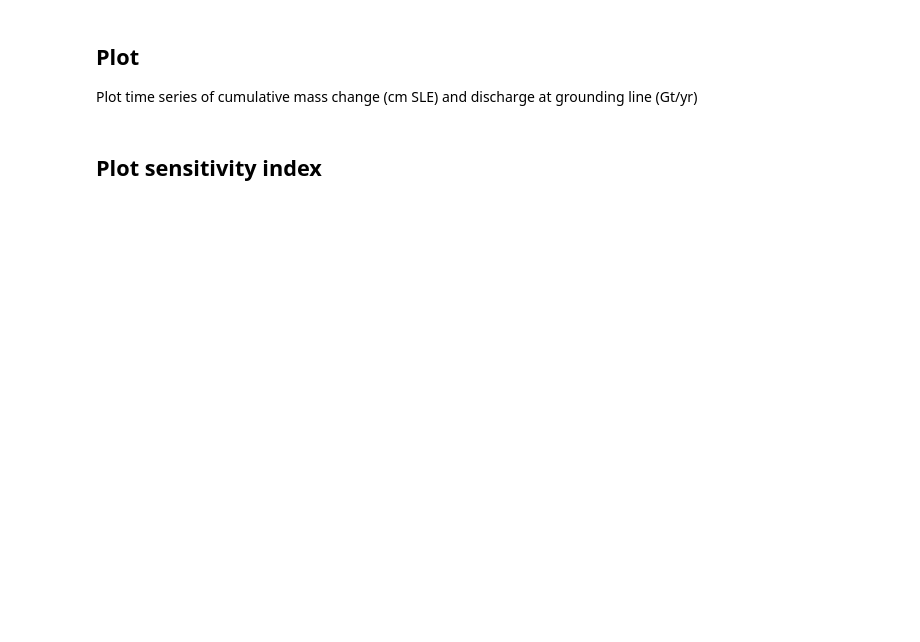
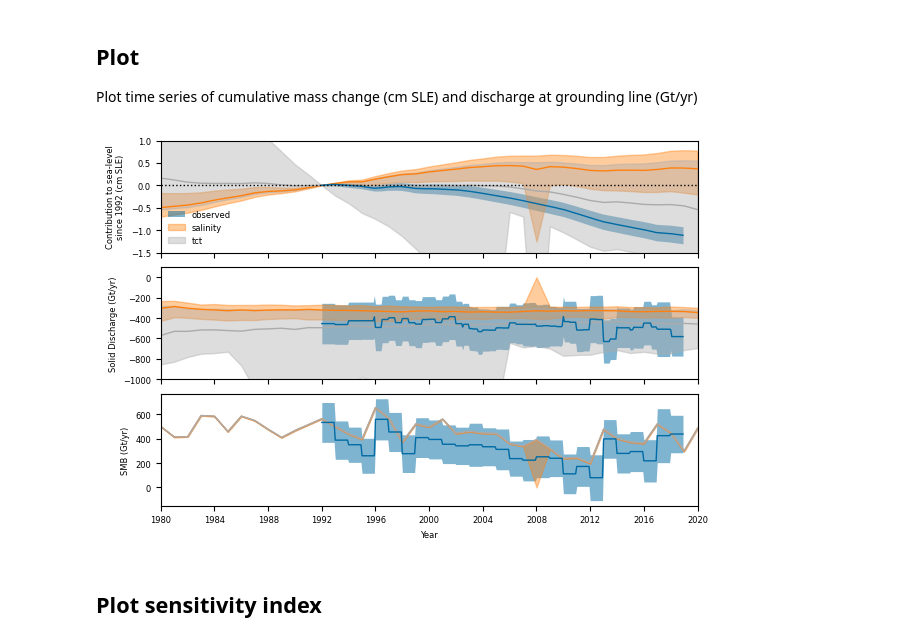
Before and after one commit to pism/pism-ragis, a Jupyter notebook: notebooks/analyze_hincasts.ipynb, the cells around one changed output. Cells and saved outputs as stored; diff of their text form; code cells hidden in the pictures; blank space fills up the shorter version.

Commit message:
added SMB to time series plot

```diff
--- a/notebooks/analyze_hincasts.ipynb
+++ b/notebooks/analyze_hincasts.ipynb
@@ -24,10 +24,14 @@ plt.rc('font', size=6)
 plt.style.use("tableau-colorblind10")
 
 mass_varname = f"Contribution to sea-level since {int(norm_year)} (cm SLE)"
-flux_varname = "D (Gt/yr)"
+discharge_varname = "D (Gt/yr)"
+discharge_uncertainty_varname = "D uncertainty (Gt/yr)"
+smb_varname = "SMB (Gt/yr)"
+smb_uncertaintyvarname = "SMB uncertainty (Gt/yr)"
+
+
 bg_color = "#216779"
 bg_color = "w"
-
 sim_colors = plt.rcParams['axes.prop_cycle'].by_key()['color'][1::]
 imbie_color = plt.rcParams['axes.prop_cycle'].by_key()['color'][0]
 
@@ -37,8 +41,8 @@ sigma = 2
 # %% [markdown]
 ## Load IMBIE
 # %%
-# imbie = load_imbie(url="../imbie_dataset_greenland_dynamics-2020_02_28.xlsx")
-imbie = load_imbie_csv(url="../data/imbie_greenland_2021_Gt.csv")
+imbie = load_imbie(url="../imbie_dataset_greenland_dynamics-2020_02_28.xlsx")
+# imbie = load_imbie_csv(url="../data/imbie_greenland_2021_Gt.csv")
 # %% [markdown]
 glob PISM scalar time series files
 # %%
@@ -191,17 +223,22 @@ Plot time series of cumulative mass change (cm SLE) and discharge at grounding l
 plt.rc('font', size=6)
 plt.style.use("tableau-colorblind10")
 
-fig, axs = plt.subplots(nrows=2, ncols=1, sharex="col", figsize=(6.2, 3.6))
-fig.subplots_adjust(wspace=0.0, hspace=0.0)
+fig, axs = plt.subplots(nrows=3, ncols=1, sharex="col", figsize=(6.2, 4.2))
+fig.subplots_adjust(wspace=-0.5, hspace=-0.5)
 
-axs[0].fill_between(imbie["Date"],
+obs_ci = axs[0].fill_between(imbie["Date"],
                     (imbie["Mass (Gt)"] + sigma * imbie["Mass uncertainty (Gt)"]) * gt2cmsle,
                     (imbie["Mass (Gt)"] - sigma * imbie["Mass uncertainty (Gt)"]) / 362.5 / 10.0,
-                    ls="solid", color=imbie_color, lw=0, alpha=0.5, label="observed (2-$\sigma$)")
+                    ls="solid", color=imbie_color, lw=0, alpha=0.5, label="observed")
 axs[1].fill_between(imbie["Date"],
                     (imbie["D (Gt/yr)"] + sigma * imbie["D uncertainty (Gt/yr)"]),
                     (imbie["D (Gt/yr)"] - sigma * imbie["D uncertainty (Gt/yr)"]),
                     ls="solid", color=imbie_color, lw=0, alpha=0.5)
+axs[2].fill_between(imbie["Date"],
+                    (imbie["SMB (Gt/yr)"] + sigma * imbie["SMB uncertainty (Gt/yr)"]),
+                    (imbie["SMB (Gt/yr)"] - sigma * imbie["SMB uncertainty (Gt/yr)"]),
+                    ls="solid", color=imbie_color, lw=0, alpha=0.5)
+
 
 # all_exps = pd.concat([experiments[e]["data_df"] for e in range(len(experiments))]).reset_index(drop=True)
 # sns.lineplot(data=all_exps, x="time", y=mass_varname, hue="Experiment", palette=sim_colors[:2], ax=axs[0], estimator="median", ci=None)
@@ -209,38 +246,50 @@ axs[1].fill_between(imbie["Date"],
 
 for k, exp in enumerate(experiments):
     df = exp["data_df"]
     q_05 = df.groupby(by="time").quantile(0.05, numeric_only=True)
     q_50 = df.groupby(by="time").quantile(0.50, numeric_only=True)
     q_95 = df.groupby(by="time").quantile(0.95, numeric_only=True)
     axs[0].plot(q_50.index, q_50[mass_varname], color=sim_colors[k], alpha=1.0, lw=1)
-    axs[1].plot(q_50.index, q_50[flux_varname], color=sim_colors[k], alpha=1.0, lw=1)
+    axs[1].plot(q_50.index, q_50[discharge_varname], color=sim_colors[k], alpha=1.0, lw=1)
+    axs[2].plot(q_50.index, q_50[smb_varname], color=sim_colors[k], alpha=1.0, lw=1)
+
     axs[0].fill_between(q_05.index, q_05[mass_varname],
                         q_95[mass_varname], color=sim_colors[k], alpha=0.4, lw=1, label=exp["Experiment"])
-    axs[1].fill_between(q_05.index, q_05[flux_varname],
-                        q_95[flux_varname], color=sim_colors[k], alpha=0.4, lw=1)
+    axs[1].fill_between(q_05.index, q_05[discharge_varname],
+                        q_95[discharge_varname], color=sim_colors[k], alpha=0.4, lw=1)
+    axs[2].fill_between(q_05.index, q_05[smb_varname],
+                        q_95[smb_varname], color=sim_colors[k], alpha=0.4, lw=1)
 
+axs[0].plot(imbie["Date"], imbie["Mass (Gt)"] * gt2cmsle, color=imbie_color, lw=1)
+axs[1].plot(imbie["Date"], imbie["D (Gt/yr)"], color=imbie_color, lw=1)
+axs[2].plot(imbie["Date"], imbie["SMB (Gt/yr)"], color=imbie_color, lw=1)
 
 
 
 fig.set_facecolor(bg_color)
 for ax in axs:
     ax.set_facecolor(bg_color)
 fig.set_facecolor(bg_color)
 
 axs[0].axhline(0, color="k", ls="dotted", lw=1.0)
 axs[0].set_xlabel("")
-axs[0].set_ylabel("Contribution to sea-level since 1992\n(cm SLE)")
-axs[1].set_xlabel("Year")
+axs[0].set_ylabel("Contribution to sea-level\nsince 1992 (cm SLE)")
+axs[-1].set_xlabel("Year")
 axs[1].set_ylabel("Solid Discharge (Gt/yr)")
+axs[2].set_ylabel("SMB (Gt/yr)")
 axs[0].set_xlim(pd.to_datetime("1980-1-1"), pd.to_datetime("2020-1-1"))
 axs[0].set_ylim(-1.5, 1.0)
 axs[1].set_ylim(-1000, 100)
+#axs[1].set_ylim(-1000, 100)
+
 legend = axs[0].legend(loc="lower left")
 legend.get_frame().set_linewidth(0.0)
 legend.get_frame().set_alpha(0.0)
 fig.tight_layout()
 fig.savefig("ragis-comp_scalar.pdf")
 !open ragis-comp_scalar.pdf
+# %% [output]
+[figure, added]
 # %% [markdown]
 ## Plot sensitivity index
 # %%
```
Also changed, not shown: parts of 12 cells of this notebook, 1 other file.
